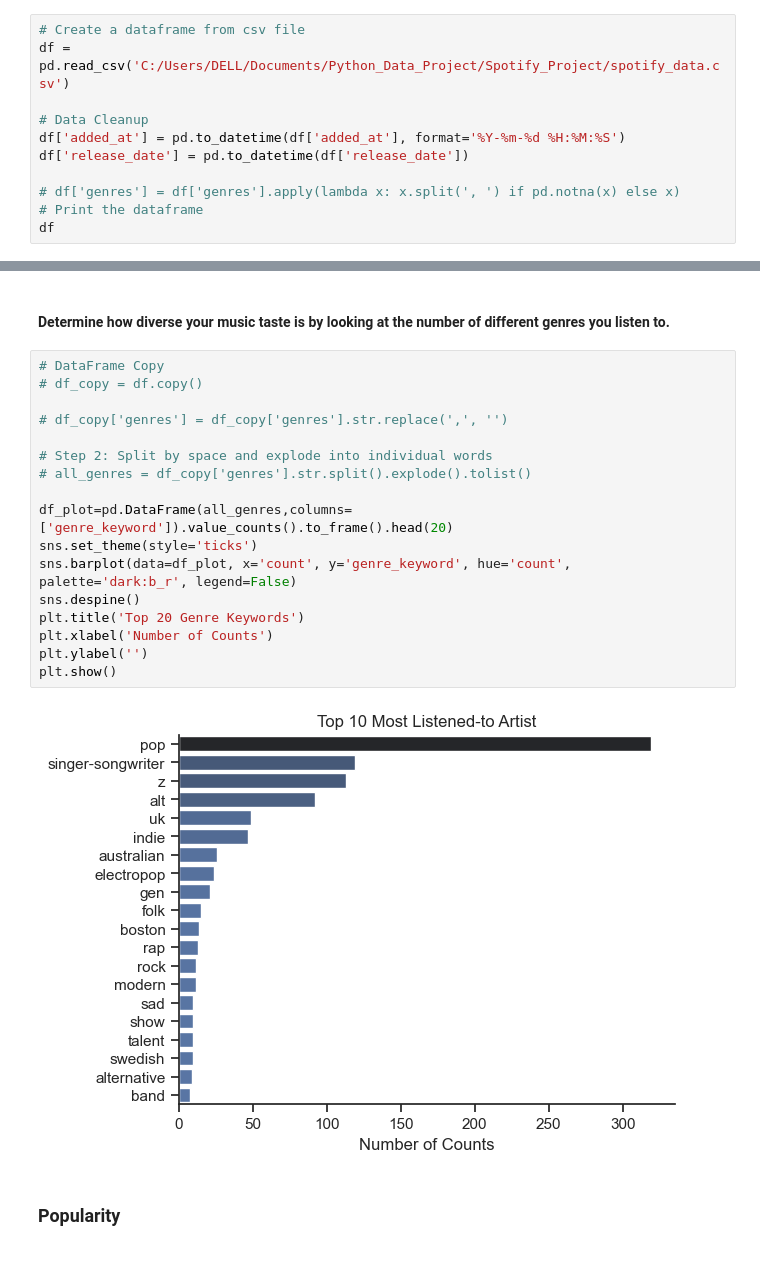
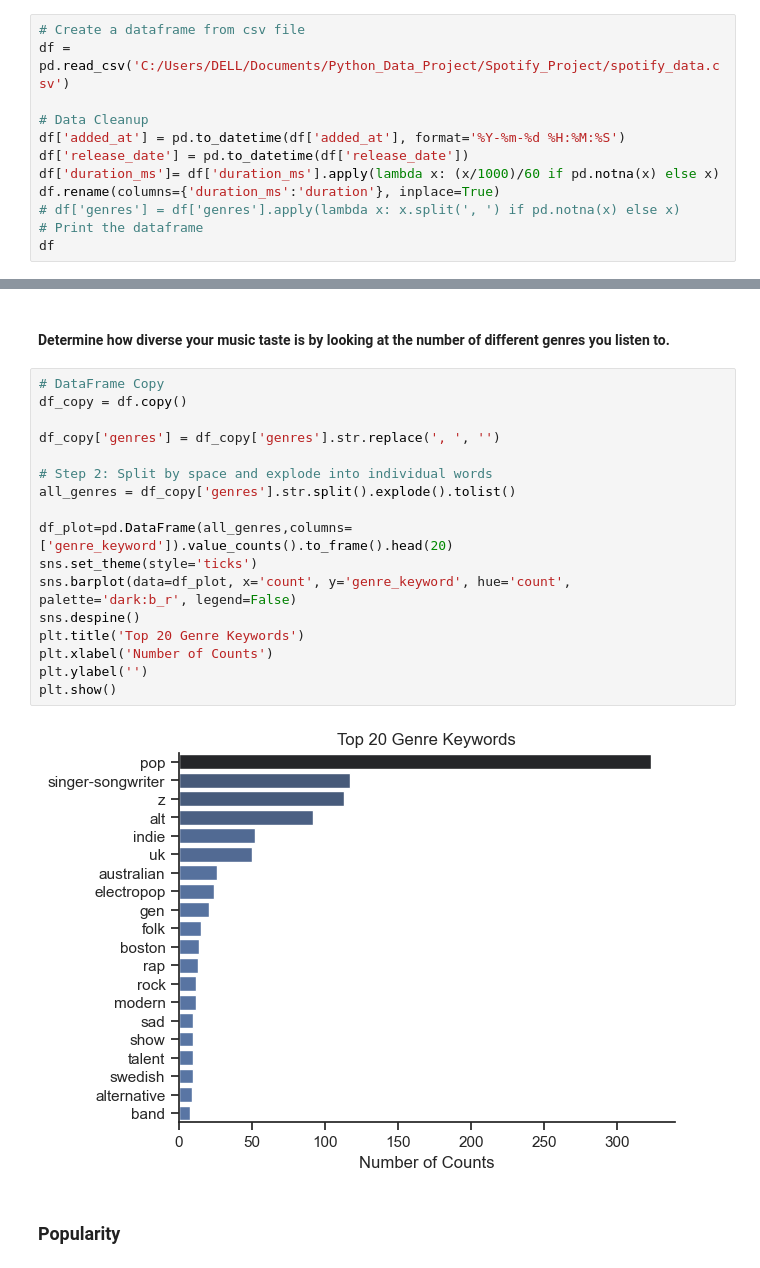
Before and after one commit to Muqeetat/Spotify_EDA, a Jupyter notebook: Spotify_Project/2_Spotify_Data.ipynb, the cells around one changed output, grey strips where cells are left out. Drawn from its saved outputs; the diff is of its cells as text.

```diff
--- a/Spotify_Project/2_Spotify_Data.ipynb
+++ b/Spotify_Project/2_Spotify_Data.ipynb
@@ -76,7 +78,8 @@ df = pd.read_csv('C:/Users/DELL/Documents/Python_Data_Project/Spotify_Project/sp
 # Data Cleanup
 df['added_at'] = pd.to_datetime(df['added_at'], format='%Y-%m-%d %H:%M:%S')
 df['release_date'] = pd.to_datetime(df['release_date'])
-
+df['duration_ms']= df['duration_ms'].apply(lambda x: (x/1000)/60 if pd.notna(x) else x)
+df.rename(columns={'duration_ms':'duration'}, inplace=True)
 # df['genres'] = df['genres'].apply(lambda x: x.split(', ') if pd.notna(x) else x)
 # Print the dataframe
 df
@@ -107,23 +151,23 @@ df= df.drop_duplicates(subset=['track_name','artist_name','album'])
 #### Determine how diverse your music taste is by looking at the number of different genres you listen to.
 # %%
 # DataFrame Copy
-# df_copy = df.copy()
+df_copy = df.copy()
 
-# df_copy['genres'] = df_copy['genres'].str.replace(',', '')
+df_copy['genres'] = df_copy['genres'].str.replace(', ', '')
 
 # Step 2: Split by space and explode into individual words
-# all_genres = df_copy['genres'].str.split().explode().tolist()
+all_genres = df_copy['genres'].str.split().explode().tolist()
 
 df_plot=pd.DataFrame(all_genres,columns=['genre_keyword']).value_counts().to_frame().head(20)
 sns.set_theme(style='ticks')
 sns.barplot(data=df_plot, x='count', y='genre_keyword', hue='count', palette='dark:b_r', legend=False)
 sns.despine()
 plt.title('Top 20 Genre Keywords')
 plt.xlabel('Number of Counts')
 plt.ylabel('')
 plt.show()
 # %% [output]
-[figure, old version]
+[figure, new version]
 # %% [markdown]
 ### Popularity
 # %%
```
Also changed, not shown: parts of 6 cells of this notebook, 2 other files.
